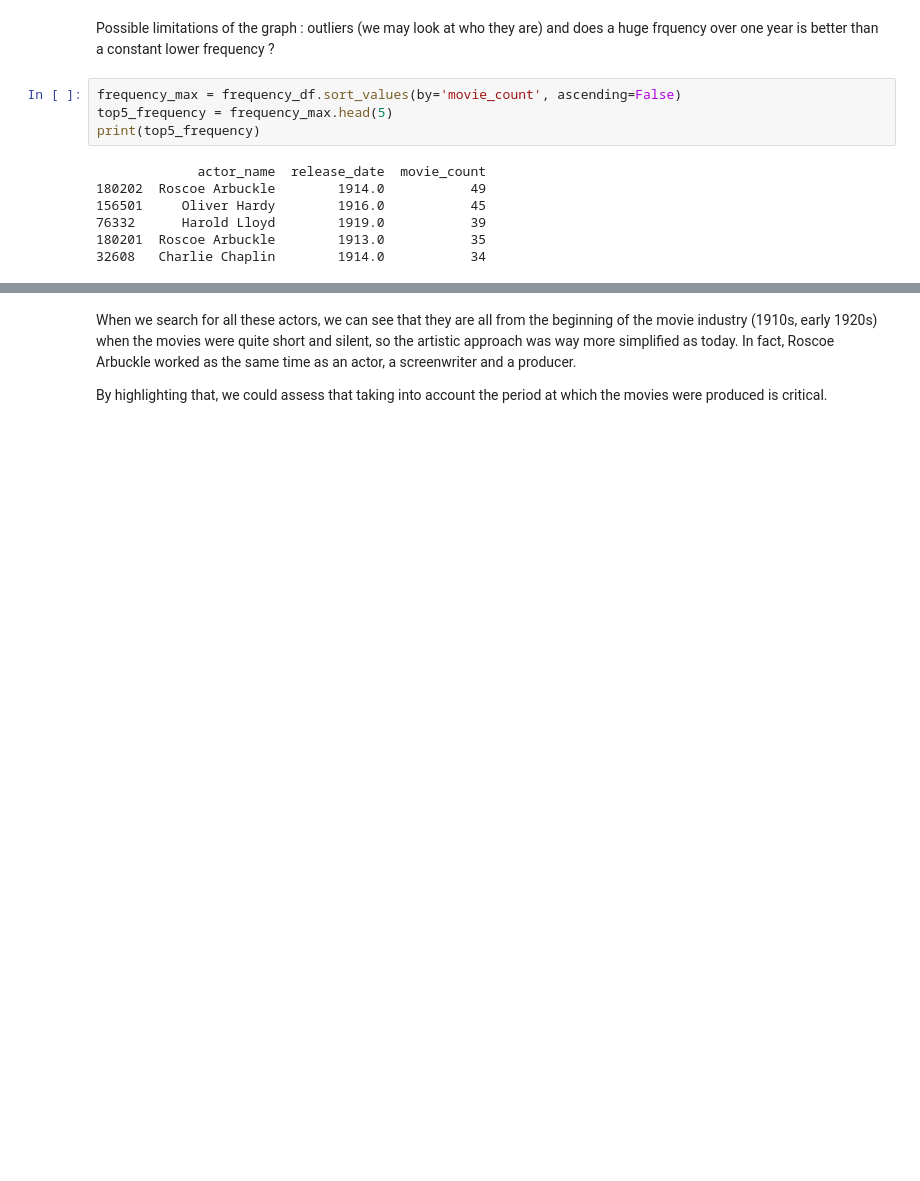
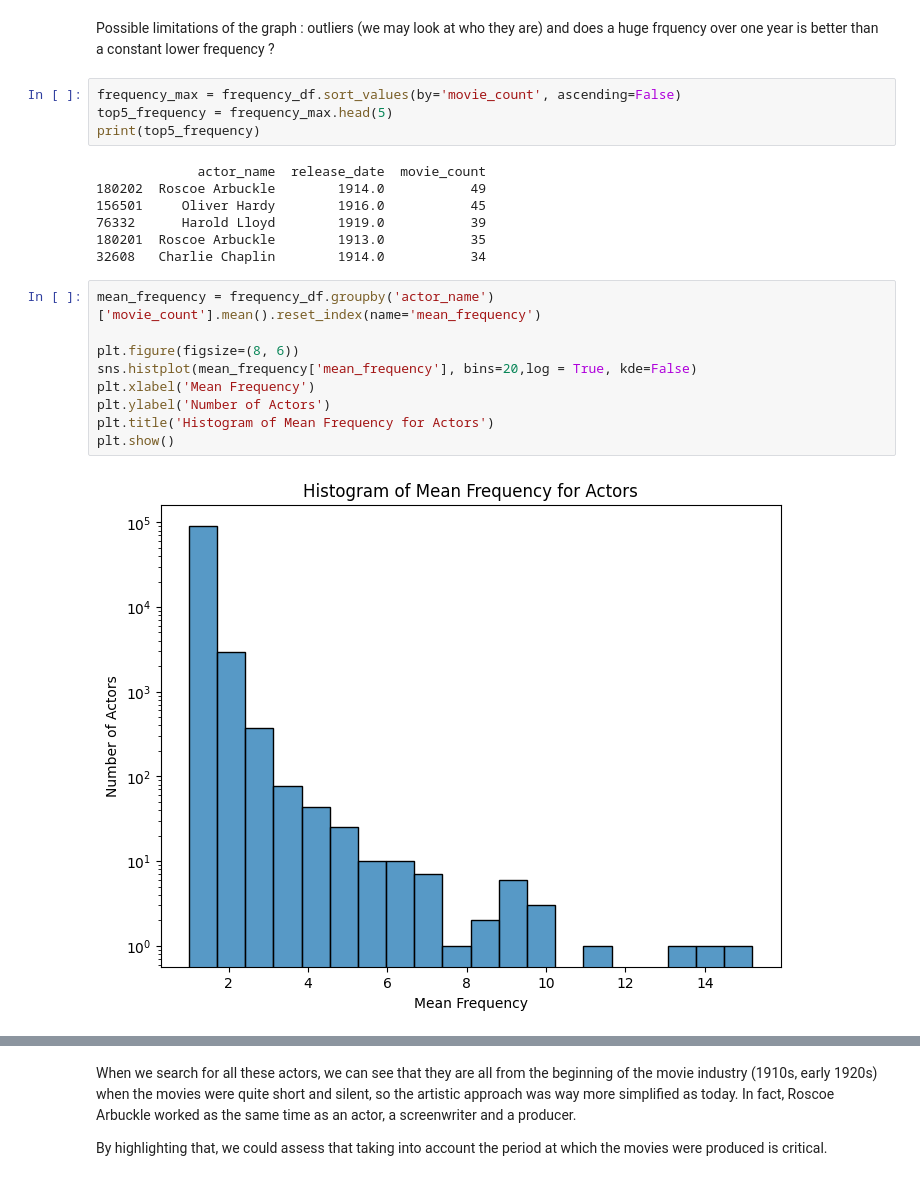
Before and after one commit to epfl-ada/ada-2023-project-datacuisiniers, a Jupyter notebook: p2_Malo.ipynb, the cells around one changed output, grey strips where cells are left out. Cells and saved outputs as stored; diff of their text form; blank space fills up the shorter version.

```diff
--- a/p2_Malo.ipynb
+++ b/p2_Malo.ipynb
@@ -88,3 +89,14 @@ print(top5_frequency)
 76332      Harold Lloyd        1919.0           39
 180201  Roscoe Arbuckle        1913.0           35
 32608   Charlie Chaplin        1914.0           34
+# %%
+mean_frequency = frequency_df.groupby('actor_name')['movie_count'].mean().reset_index(name='mean_frequency')
+
+plt.figure(figsize=(8, 6))
+sns.histplot(mean_frequency['mean_frequency'], bins=20,log = True, kde=False)
+plt.xlabel('Mean Frequency')
+plt.ylabel('Number of Actors')
+plt.title('Histogram of Mean Frequency for Actors')
+plt.show()
+# %% [output]
+[figure, added]
```
Also changed, not shown: parts of 11 cells of this notebook.
